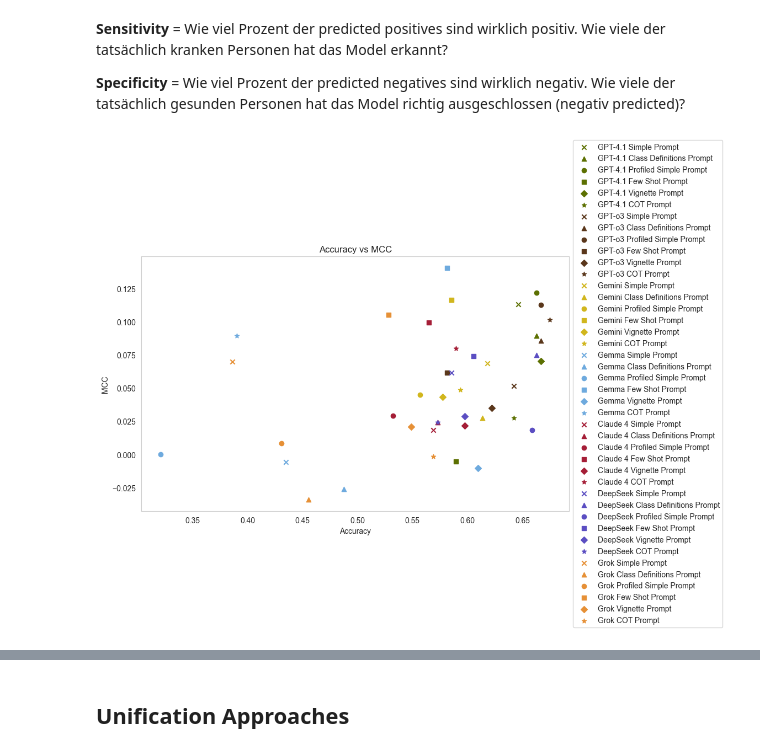
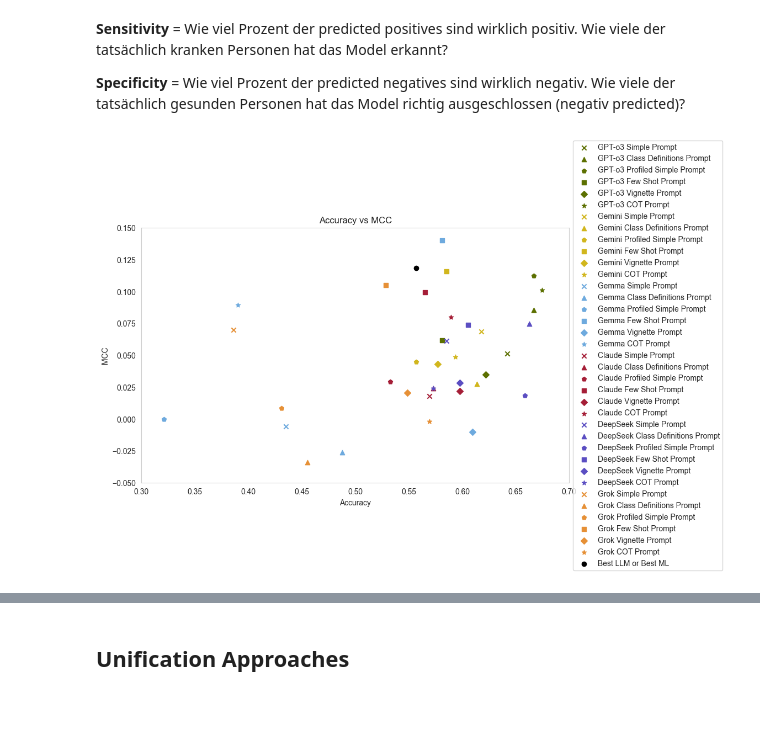
Before and after one commit to kimmizi/master_thesis, a Jupyter notebook: exp/05_Evaluation_Performance.ipynb, the cells around one changed output, grey strips where cells are left out. Saved outputs shown, nothing was run; the diff lists cells and outputs as text; code cells hidden in the pictures; blank space fills up the shorter version.

```diff
--- a/exp/05_Evaluation_Performance.ipynb
+++ b/exp/05_Evaluation_Performance.ipynb
@@ -417,80 +409,93 @@ plt.grid()
 # plot all simple prompts for LLMs: MCC vs Accuracy
 plt.figure(figsize = (10, 6))
 
-plt.scatter(metrics_GPT_simple_prompt["accuracy"], metrics_GPT_simple_prompt["mcc"], label = "GPT-4.1 Simple Prompt", color = hex_colors[9], marker = "x")
-plt.scatter(metrics_GPT_class_def_prompt["accuracy"], metrics_GPT_class_def_prompt["mcc"], label = "GPT-4.1 Class Definitions Prompt", color = hex_colors[9], marker = "^")
-plt.scatter(metrics_GPT_profiled_simple_prompt["accuracy"], metrics_GPT_profiled_simple_prompt["mcc"], label = "GPT-4.1 Profiled Simple Prompt", color = hex_colors[9], marker = "o")
-plt.scatter(metrics_GPT_few_shot_prompt["accuracy"], metrics_GPT_few_shot_prompt["mcc"], label = "GPT-4.1 Few Shot Prompt", color = hex_colors[9], marker = "s")
-plt.scatter(metrics_GPT_vignette_prompt["accuracy"], metrics_GPT_vignette_prompt["mcc"], label = "GPT-4.1 Vignette Prompt", color = hex_colors[9], marker = "D")
-plt.scatter(metrics_GPT_cot_prompt["accuracy"], metrics_GPT_cot_prompt["mcc"], label = "GPT-4.1 COT Prompt", color = hex_colors[9], marker = "*")
+# plt.scatter(metrics_GPT_simple_prompt["accuracy"], metrics_GPT_simple_prompt["mcc"], label = "GPT-4.1 Simple Prompt", color = hex_colors[9], marker = "x")
+# plt.scatter(metrics_GPT_class_def_prompt["accuracy"], metrics_GPT_class_def_prompt["mcc"], label = "GPT-4.1 Class Definitions Prompt", color = hex_colors[9], marker = "^")
+# plt.scatter(metrics_GPT_profiled_simple_prompt["accuracy"], metrics_GPT_profiled_simple_prompt["mcc"], label = "GPT-4.1 Profiled Simple Prompt", color = hex_colors[9], marker = "p")
+# plt.scatter(metrics_GPT_few_shot_prompt["accuracy"], metrics_GPT_few_shot_prompt["mcc"], label = "GPT-4.1 Few Shot Prompt", color = hex_colors[9], marker = "s")
+# plt.scatter(metrics_GPT_vignette_prompt["accuracy"], metrics_GPT_vignette_prompt["mcc"], label = "GPT-4.1 Vignette Prompt", color = hex_colors[9], marker = "D")
+# plt.scatter(metrics_GPT_cot_prompt["accuracy"], metrics_GPT_cot_prompt["mcc"], label = "GPT-4.1 COT Prompt", color = hex_colors[9], marker = "*")
 
-plt.scatter(metrics_GPT_o3_simple_prompt["accuracy"], metrics_GPT_o3_simple_prompt["mcc"], label = "GPT-o3 Simple Prompt", color = hex_colors[11], marker = "x")
-plt.scatter(metrics_GPT_o3_class_definitions_prompt["accuracy"], metrics_GPT_o3_class_definitions_prompt["mcc"], label = "GPT-o3 Class Definitions Prompt", color = hex_colors[11], marker = "^")
-plt.scatter(metrics_GPT_o3_profiled_simple_prompt["accuracy"], metrics_GPT_o3_profiled_simple_prompt["mcc"], label = "GPT-o3 Profiled Simple Prompt", color = hex_colors[11], marker = "o")
-plt.scatter(metrics_GPT_o3_few_shot_prompt["accuracy"], metrics_GPT_o3_few_shot_prompt["mcc"], label = "GPT-o3 Few Shot Prompt", color = hex_colors[11], marker = "s")
-plt.scatter(metrics_GPT_o3_vignette_prompt["accuracy"], metrics_GPT_o3_vignette_prompt["mcc"], label = "GPT-o3 Vignette Prompt", color = hex_colors[11], marker = "D")
-plt.scatter(metrics_GPT_o3_cot_prompt["accuracy"], metrics_GPT_o3_cot_prompt["mcc"], label = "GPT-o3 COT Prompt", color = hex_colors[11], marker = "*")
+plt.scatter(metrics_GPT_o3_simple_prompt["accuracy"], metrics_GPT_o3_simple_prompt["mcc"], label = "GPT-o3 Simple Prompt", color = hex_colors[9], marker = "x")
+plt.scatter(metrics_GPT_o3_class_definitions_prompt["accuracy"], metrics_GPT_o3_class_definitions_prompt["mcc"], label = "GPT-o3 Class Definitions Prompt", color = hex_colors[9], marker = "^")
+plt.scatter(metrics_GPT_o3_profiled_simple_prompt["accuracy"], metrics_GPT_o3_profiled_simple_prompt["mcc"], label = "GPT-o3 Profiled Simple Prompt", color = hex_colors[9], marker = "p")
+plt.scatter(metrics_GPT_o3_few_shot_prompt["accuracy"], metrics_GPT_o3_few_shot_prompt["mcc"], label = "GPT-o3 Few Shot Prompt", color = hex_colors[9], marker = "s")
+plt.scatter(metrics_GPT_o3_vignette_prompt["accuracy"], metrics_GPT_o3_vignette_prompt["mcc"], label = "GPT-o3 Vignette Prompt", color = hex_colors[9], marker = "D")
+plt.scatter(metrics_GPT_o3_cot_prompt["accuracy"], metrics_GPT_o3_cot_prompt["mcc"], label = "GPT-o3 COT Prompt", color = hex_colors[9], marker = "*")
 
 plt.scatter(metrics_Gemini_simple_prompt["accuracy"], metrics_Gemini_simple_prompt["mcc"], label = "Gemini Simple Prompt", color = hex_colors[2], marker = "x")
 plt.scatter(metrics_Gemini_class_def_prompt["accuracy"], metrics_Gemini_class_def_prompt["mcc"], label = "Gemini Class Definitions Prompt", color = hex_colors[2], marker = "^")
-plt.scatter(metrics_Gemini_profiled_simple_prompt["accuracy"], metrics_Gemini_profiled_simple_prompt["mcc"], label = "Gemini Profiled Simple Prompt", color = hex_colors[2], marker = "o")
+plt.scatter(metrics_Gemini_profiled_simple_prompt["accuracy"], metrics_Gemini_profiled_simple_prompt["mcc"], label = "Gemini Profiled Simple Prompt", color = hex_colors[2], marker = "p")
 plt.scatter(metrics_Gemini_few_shot_prompt["accuracy"], metrics_Gemini_few_shot_prompt["mcc"], label = "Gemini Few Shot Prompt", color = hex_colors[2], marker = "s")
 plt.scatter(metrics_Gemini_vignette_prompt["accuracy"], metrics_Gemini_vignette_prompt["mcc"], label = "Gemini Vignette Prompt", color = hex_colors[2], marker = "D")
 plt.scatter(metrics_Gemini_cot_prompt["accuracy"], metrics_Gemini_cot_prompt["mcc"], label = "Gemini COT Prompt", color = hex_colors[2], marker = "*")
 
 plt.scatter(metrics_Gemma_simple_prompt["accuracy"], metrics_Gemma_simple_prompt["mcc"], label = "Gemma Simple Prompt", color = hex_colors[5], marker = "x")
 plt.scatter(metrics_Gemma_class_def_prompt["accuracy"], metrics_Gemma_class_def_prompt["mcc"], label = "Gemma Class Definitions Prompt", color = hex_colors[5], marker = "^")
-plt.scatter(metrics_Gemma_profiled_simple_prompt["accuracy"], metrics_Gemma_profiled_simple_prompt["mcc"], label = "Gemma Profiled Simple Prompt", color = hex_colors[5], marker = "o")
+plt.scatter(metrics_Gemma_profiled_simple_prompt["accuracy"], metrics_Gemma_profiled_simple_prompt["mcc"], label = "Gemma Profiled Simple Prompt", color = hex_colors[5], marker = "p")
 plt.scatter(metrics_Gemma_few_shot_prompt["accuracy"], metrics_Gemma_few_shot_prompt["mcc"], label = "Gemma Few Shot Prompt", color = hex_colors[5], marker = "s")
 plt.scatter(metrics_Gemma_vignette_prompt["accuracy"], metrics_Gemma_vignette_prompt["mcc"], label = "Gemma Vignette Prompt", color = hex_colors[5], marker = "D")
 plt.scatter(metrics_Gemma_cot_prompt["accuracy"], metrics_Gemma_cot_prompt["mcc"], label = "Gemma COT Prompt", color = hex_colors[5], marker = "*")
 
-plt.scatter(metrics_Claude_4_simple_prompt["accuracy"], metrics_Claude_4_simple_prompt["mcc"], label = "Claude 4 Simple Prompt", color = hex_colors[0], marker = "x")
-plt.scatter(metrics_Claude_4_class_def_prompt["accuracy"], metrics_Claude_4_class_def_prompt["mcc"], label = "Claude 4 Class Definitions Prompt", color = hex_colors[0], marker = "^")
-plt.scatter(metrics_Claude_4_profiled_simple_prompt["accuracy"], metrics_Claude_4_profiled_simple_prompt["mcc"], label = "Claude 4 Profiled Simple Prompt", color = hex_colors[0], marker = "o")
-plt.scatter(metrics_Claude_4_few_shot_prompt["accuracy"], metrics_Claude_4_few_shot_prompt["mcc"], label = "Claude 4 Few Shot Prompt", color = hex_colors[0], marker = "s")
-plt.scatter(metrics_Claude_4_vignette_prompt["accuracy"], metrics_Claude_4_vignette_prompt["mcc"], label = "Claude 4 Vignette Prompt", color = hex_colors[0], marker = "D")
-plt.scatter(metrics_Claude_4_cot_prompt["accuracy"], metrics_Claude_4_cot_prompt["mcc"], label = "Claude 4 COT Prompt", color = hex_colors[0], marker = "*")
+plt.scatter(metrics_Claude_4_simple_prompt["accuracy"], metrics_Claude_4_simple_prompt["mcc"], label = "Claude Simple Prompt", color = hex_colors[0], marker = "x")
+plt.scatter(metrics_Claude_4_class_def_prompt["accuracy"], metrics_Claude_4_class_def_prompt["mcc"], label = "Claude Class Definitions Prompt", color = hex_colors[0], marker = "^")
+plt.scatter(metrics_Claude_4_profiled_simple_prompt["accuracy"], metrics_Claude_4_profiled_simple_prompt["mcc"], label = "Claude Profiled Simple Prompt", color = hex_colors[0], marker = "p")
+plt.scatter(metrics_Claude_4_few_shot_prompt["accuracy"], metrics_Claude_4_few_shot_prompt["mcc"], label = "Claude Few Shot Prompt", color = hex_colors[0], marker = "s")
+plt.scatter(metrics_Claude_4_vignette_prompt["accuracy"], metrics_Claude_4_vignette_prompt["mcc"], label = "Claude Vignette Prompt", color = hex_colors[0], marker = "D")
+plt.scatter(metrics_Claude_4_cot_prompt["accuracy"], metrics_Claude_4_cot_prompt["mcc"], label = "Claude COT Prompt", color = hex_colors[0], marker = "*")
 
 plt.scatter(metrics_DeepSeek_simple_prompt["accuracy"], metrics_DeepSeek_simple_prompt["mcc"], label = "DeepSeek Simple Prompt", color = hex_colors[13], marker = "x")
 plt.scatter(metrics_DeepSeek_class_def_prompt["accuracy"], metrics_DeepSeek_class_def_prompt["mcc"], label = "DeepSeek Class Definitions Prompt", color = hex_colors[13], marker = "^")
-plt.scatter(metrics_DeepSeek_profiled_simple_prompt["accuracy"], metrics_DeepSeek_profiled_simple_prompt["mcc"], label = "DeepSeek Profiled Simple Prompt", color = hex_colors[13], marker = "o")
+plt.scatter(metrics_DeepSeek_profiled_simple_prompt["accuracy"], metrics_DeepSeek_profiled_simple_prompt["mcc"], label = "DeepSeek Profiled Simple Prompt", color = hex_colors[13], marker = "p")
 plt.scatter(metrics_DeepSeek_few_shot_prompt["accuracy"], metrics_DeepSeek_few_shot_prompt["mcc"], label = "DeepSeek Few Shot Prompt", color = hex_colors[13], marker = "s")
 plt.scatter(metrics_DeepSeek_vignette_prompt["accuracy"], metrics_DeepSeek_vignette_prompt["mcc"], label = "DeepSeek Vignette Prompt", color = hex_colors[13], marker = "D")
 plt.scatter(metrics_DeepSeek_cot_prompt["accuracy"], metrics_DeepSeek_cot_prompt["mcc"], label = "DeepSeek COT Prompt", color = hex_colors[13], marker = "*")
 
 plt.scatter(metrics_Grok_simple_prompt["accuracy"], metrics_Grok_simple_prompt["mcc"], label = "Grok Simple Prompt", color = hex_colors[4], marker = "x")
 plt.scatter(metrics_Grok_class_def_prompt["accuracy"], metrics_Grok_class_def_prompt["mcc"], label = "Grok Class Definitions Prompt", color = hex_colors[4], marker = "^")
-plt.scatter(metrics_Grok_profiled_simple_prompt["accuracy"], metrics_Grok_profiled_simple_prompt["mcc"], label = "Grok Profiled Simple Prompt", color = hex_colors[4], marker = "o")
+plt.scatter(metrics_Grok_profiled_simple_prompt["accuracy"], metrics_Grok_profiled_simple_prompt["mcc"], label = "Grok Profiled Simple Prompt", color = hex_colors[4], marker = "p")
 plt.scatter(metrics_Grok_few_shot_prompt["accuracy"], metrics_Grok_few_shot_prompt["mcc"], label = "Grok Few Shot Prompt", color = hex_colors[4], marker = "s")
 plt.scatter(metrics_Grok_vignette_prompt["accuracy"], metrics_Grok_vignette_prompt["mcc"], label = "Grok Vignette Prompt", color = hex_colors[4], marker = "D")
 plt.scatter(metrics_Grok_cot_prompt["accuracy"], metrics_Grok_cot_prompt["mcc"], label = "Grok COT Prompt", color = hex_colors[4], marker = "*")
+
+# plt.scatter(metrics_lr["accuracy"], metrics_lr["mcc"], label = "Logistic Regression", color = hex_colors[7])
+# plt.scatter(metrics_rf["accuracy"], metrics_rf["mcc"], label = "Random Forest", color = hex_colors[1])
+# plt.scatter(metrics_svc["accuracy"], metrics_svc["mcc"], label = "Support Vector Machine", color = hex_colors[6])
+# plt.scatter(metrics_dnn["accuracy"], metrics_dnn["mcc"], label = "Deep Neural Network", color = hex_colors[4])
+# plt.scatter(metrics_nb["accuracy"], metrics_nb["mcc"], label = "Naive Bayes", color = hex_colors[0])
+# plt.scatter(metrics_knn["accuracy"], metrics_knn["mcc"], label = "KNN", color = hex_colors[9])
 
 # plt.scatter(metrics_pov_all_models["accuracy"], metrics_pov_all_models["mcc"], label = "POV All Models", color = "black", marker = "P")
 # plt.scatter(metrics_pov_ml_votes["accuracy"], metrics_pov_ml_votes["mcc"], label = "POV ML Votes", color = "black", marker = "X")
 # plt.scatter(metrics_pov_simple_votes["accuracy"], metrics_pov_simple_votes["mcc"], label = "POV Simple Votes", color = "black", marker = "x")
 # plt.scatter(metrics_pov_class_definitions_votes["accuracy"], metrics_pov_class_definitions_votes["mcc"], label = "POV Class Definitions Votes", color = "black", marker = "^")
-# plt.scatter(metrics_pov_profiled_simple_votes["accuracy"], metrics_pov_profiled_simple_votes["mcc"], label = "POV Profiled Simple Votes", color = "black", marker = "o")
+# plt.scatter(metrics_pov_profiled_simple_votes["accuracy"], metrics_pov_profiled_simple_votes["mcc"], label = "POV Profiled Simple Votes", color = "black", marker = "p")
 # plt.scatter(metrics_pov_few_shot_votes["accuracy"], metrics_pov_few_shot_votes["mcc"], label = "POV Few Shot Votes", color = "black", marker = "s")
 # plt.scatter(metrics_pov_vignette_votes["accuracy"], metrics_pov_vignette_votes["mcc"], label = "POV Vignette Votes", color = "black", marker = "D")
 # plt.scatter(metrics_pov_cot_votes["accuracy"], metrics_pov_cot_votes["mcc"], label = "POV COT Votes", color = "black", marker = "*")
 
-# plt.scatter(metrics_best_LLM_or_best_ML["accuracy"], metrics_best_LLM_or_best_ML["mcc"], label = "Best LLM or Best ML", color = "blue", marker = "o")
+plt.scatter(metrics_best_LLM_or_best_ML["accuracy"], metrics_best_LLM_or_best_ML["mcc"], label = "Best LLM or Best ML", color = "black", marker = "o")
 #
 # plt.scatter(metrics_new_input_dnn["accuracy"], metrics_new_input_dnn["mcc"], label = "New Input DNN", color = "green", marker = "s")
 # plt.scatter(metrics_new_input_svc["accuracy"], metrics_new_input_svc["mcc"], label = "New Input SVC", color = "orange", marker = "D")
 # plt.scatter(metrics_new_input_svc_2["accuracy"], metrics_new_input_svc_2["mcc"], label = "New Input SVC All train set", color = "purple", marker = "*")
+
+plt.xlim(0.3, 0.7)
+plt.ylim(-0.05, 0.15)
+
+# plt.xlim(0, 1)
+# plt.ylim(-1, 1)
 
 plt.xlabel("Accuracy")
 plt.ylabel("MCC")
 plt.title("Accuracy vs MCC")
 plt.legend(loc = 'center left', bbox_to_anchor = (1, 0.5))
 plt.grid()
 
 # # save as png
 # plt.savefig("../doc/figs/accuracy_mcc_LLMs.png", dpi = 300, bbox_inches = "tight")
 # %% [output]
-[figure, old version]
+[figure, new version]
 # %%
 # plot sensitivity vs specificity for all simple prompts
 plt.figure(figsize = (10, 6))
```
Also changed, not shown: parts of 9 cells of this notebook, 15 other files.
